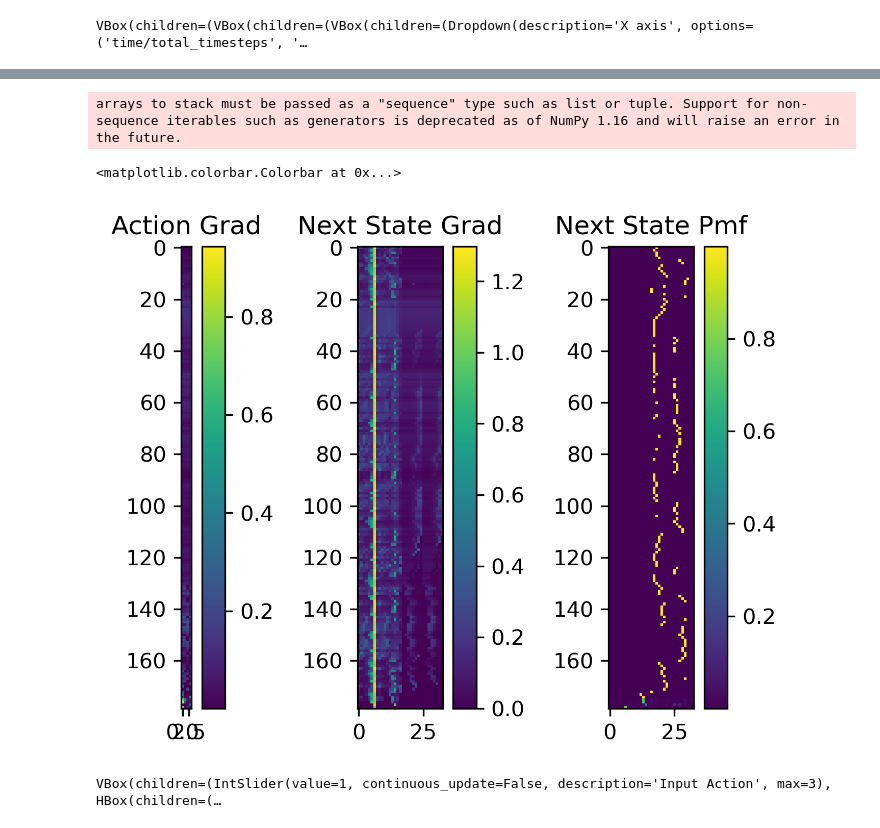
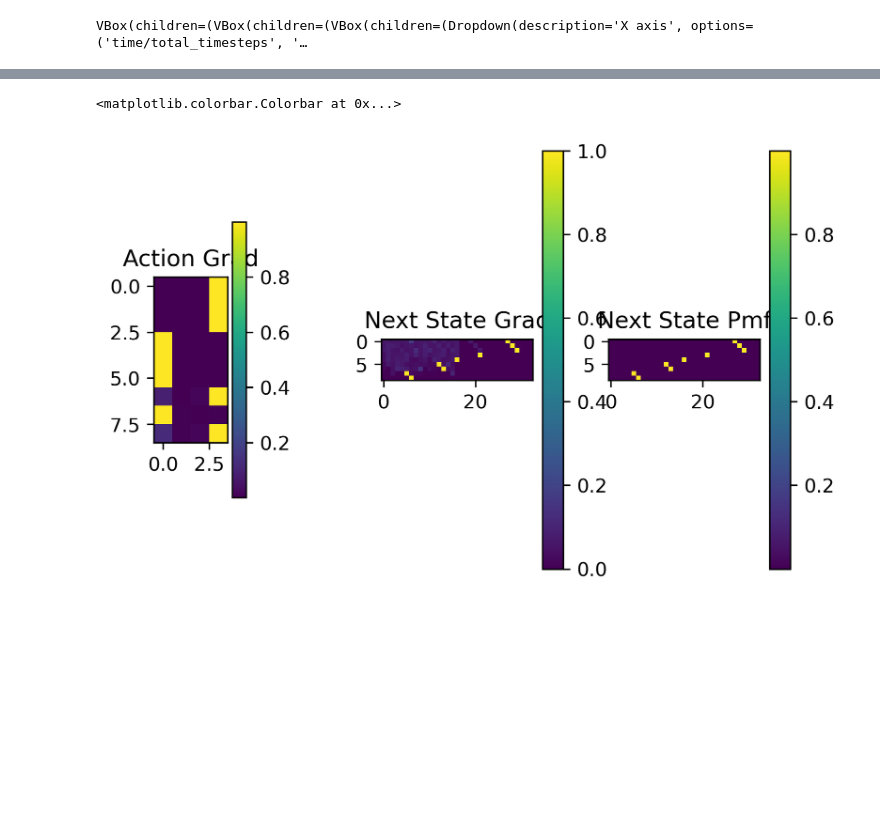
Before and after one commit to TolgaOk/Modular-Baselines, a Jupyter notebook: modular_baselines/vca/maze/VCA-maze.ipynb, the cells around one changed output, grey strips where cells are left out. Drawn from its saved outputs; the diff is of its cells as text; code cells hidden in the pictures; blank space fills up the shorter version.

Commit message:
Runner added, reward modules removed, multi-scalar-visualizer added

```diff
--- a/modular_baselines/vca/maze/VCA-maze.ipynb
+++ b/modular_baselines/vca/maze/VCA-maze.ipynb
@@ -56,7 +57,11 @@ args = namedtuple("Args", args.keys())(*args.values())
 # %%
+args = namedtuple("Args", args.keys())(*args.values())
 env = MazeEnv()
-vecenv = make_vec_env(lambda: MazeEnv())
 
+set_random_seed(args.seed)
+vecenv = make_vec_env(lambda: MazeEnv(), seed=args.seed)
+
+hyper_callback = LogHyperparameters(args._asdict())
 rollout_callback = LogRolloutCallback()
 init_callback = InitLogCallback(args.log_interval,
                                 args.log_dir)
@@ -81,11 +86,6 @@ trans_m = FullCategoricalTransitionModule(
     hidden_size=args.transition_hidden_size,
     tau=args.transition_module_tau,
     use_gumbel=args.use_gumbel)
-reward_m = CategoricalRewardModule(
-    vecenv.observation_space.n,
-    env.reward_set,
-    args.reward_hidden_size,
-    tau=args.reward_module_tau)
 
 collector = NStepCollector(
     env=vecenv,
@@ -95,7 +95,6 @@ collector = NStepCollector(
 algorithm = DiscerteStateVCA(
     policy_module=policy_m,
     transition_module=trans_m,
-    reward_module=reward_m,
     buffer=buffer,
     collector=collector,
     env=vecenv,
@@ -103,10 +102,9 @@ algorithm = DiscerteStateVCA(
     rollout_len=args.rollout_len,
     trans_opt=torch.optim.RMSprop(trans_m.parameters(), lr=args.trans_lr),
     policy_opt=torch.optim.RMSprop(policy_m.parameters(), lr=args.policy_lr),
-    reward_opt=torch.optim.RMSprop(reward_m.parameters(), lr=args.reward_lr),
     batch_size=args.batchsize,
     entropy_coef=args.entropy_coef,
     device=args.device,
-    callbacks=[init_callback, weight_callback, grad_callback]
+    callbacks=[init_callback, weight_callback, grad_callback, hyper_callback]
 )
 # %% [output]
@@ -208,7 +207,7 @@ from modular_baselines.vca.algorithm import GradNormalizer
 def make_onehot_state(state):
     return ((torch.ones((1, 1)) * state) == torch.arange(env.observation_space.n).reshape(1, -1)).float()
 
-def episode_grad(seed=1201):
+def episode_grad(seed=12201, random_act=False):
     r_state_list = []
     r_action_list = []
     prob_list = []
@@ -225,16 +224,24 @@ def episode_grad(seed=1201):
     r_state.retain_grad()
 
     while not done:
-        action = env.action_space.sample()
-        r_action = torch.tensor(action)
+
+
+        if random_act:
+            action = env.action_space.sample()
+            r_action = torch.tensor(action)
+        else:
+            action = algorithm.policy_module(r_state)
+            r_action = action.detach()
+
         next_state, _, done, _ = env.step(r_action)
         next_state = make_onehot_state(next_state)
+
         r_action = (r_action.float().reshape(1, 1) == torch.arange(env.action_space.n).reshape(1, -1)).float()
         r_action.requires_grad = True
         r_action.retain_grad()
         r_action_list.append(r_action)
 
-        r_state = GradNormalizer.apply(r_state)
+#         r_state = GradNormalizer.apply(r_state)
 
         probs = algorithm.transition_module.dist(r_state, r_action)
         prob_list.append(probs.detach())
@@ -244,36 +251,35 @@ def episode_grad(seed=1201):
 
         reward_list.append((reward_tens * r_next_state).sum())
         r_state = r_next_state
 
-    sum(reward_list).backward()
-#     reward_list[-1].backward()
+#     sum(reward_list).backward()
+    reward_list[-1].backward()
     return r_action_list, r_state_list, prob_list
 
 actions, states, pmfs = episode_grad()
 eps_acts_grad = torch.cat(list(map(lambda act: act.grad, actions)), dim=0)
 eps_state_grad = torch.cat(list(map(lambda state: state.grad, states)), dim=0)
 eps_pmfs = torch.cat(pmfs, dim=0)
 
 
 plt.figure(dpi=300)
 # print(eps_acts_grad)
-plt.subplot(131)
+plt.subplot(161)
 plt.imshow(eps_acts_grad)
 plt.title("Action Grad")
 plt.colorbar()
 
 # print(eps_acts_grad)
 plt.subplot(132)
 plt.imshow(eps_state_grad)
 plt.title("Next State Grad")
 plt.colorbar()
 
 # print(eps_acts_grad)
 plt.subplot(133)
 plt.imshow(eps_pmfs)
 plt.title("Next State Pmf")
 plt.colorbar()
 # %% [output]
-arrays to stack must be passed as a "sequence" type such as list or tuple. Support for non-sequence iterables such as generators is deprecated as of NumPy 1.16 and will raise an error in the future.
+<matplotlib.colorbar.Colorbar at 0x...>
-<matplotlib.colorbar.Colorbar at 0x...>
-[figure, old version]
+[figure, new version]
@@ -305,24 +285,0 @@ fig_state = plt.figure(title="State Jacobian",
-# %%
-import ipywidgets as widgets
-
-action_slider = widgets.IntSlider(value=1,
-                        min=0,
-                        max=env.action_space.n - 1,
-                        step=1,
-                        description="Input Action",
-                        disabled=False,
-                        continuous_update=False,
-                        orientation="horizontal",
-                        readout=True)
-
-def update_action(change):
-    #Update X-axis min/max value here
-    if change["type"] == "change" and change["name"] == "value":
-        act = change["new"]
-        heatmap_state.color = jac_state[act]
-
-
-action_slider.observe(update_action)
-widgets.VBox([action_slider, widgets.HBox([fig_state])])
-# %% [output]
-VBox(children=(IntSlider(value=1, continuous_update=False, description='Input Action', max=3), HBox(children=(…
```
Also changed, not shown: parts of 8 cells of this notebook, 6 other files.
